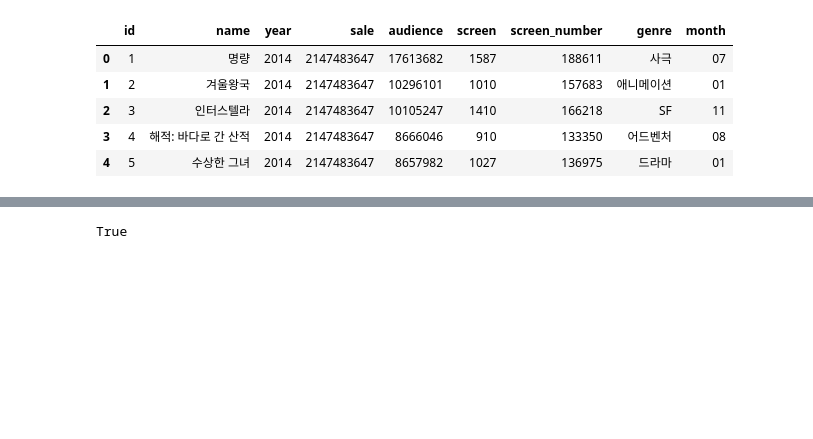
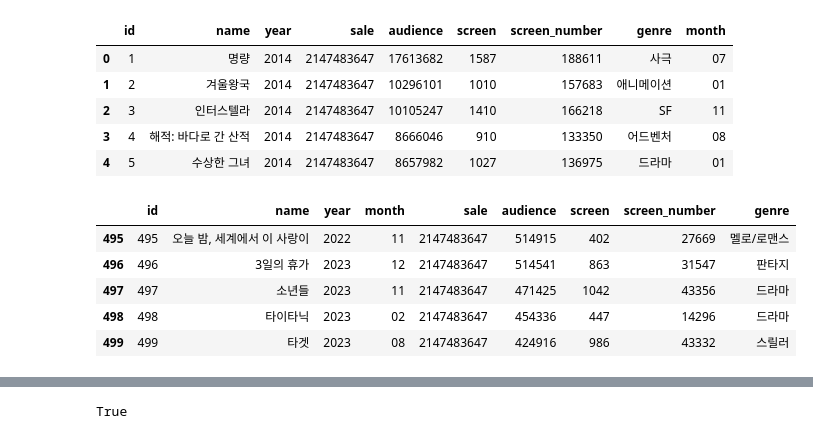
Before and after one commit to addinedu-ros-8th/eda-repo-1, a Jupyter notebook: src/movie_genre_correlation_check&&grouping.ipynb, the cells around one changed output, grey strips where cells are left out. Saved outputs shown, nothing was run; the diff lists cells and outputs as text; code cells hidden in the pictures; blank space fills up the shorter version.

```diff
--- a/src/movie_genre_correlation_check&&grouping.ipynb
+++ b/src/movie_genre_correlation_check&&grouping.ipynb
@@ -479,6 +509,15 @@ movie.head()
 | 2 | 3 | 인터스텔라 | 2014 | 2147483647 | 10105247 | 1410 | 166218 | SF | 11 |
 | 3 | 4 | 해적: 바다로 간 산적 | 2014 | 2147483647 | 8666046 | 910 | 133350 | 어드벤처 | 08 |
 | 4 | 5 | 수상한 그녀 | 2014 | 2147483647 | 8657982 | 1027 | 136975 | 드라마 | 01 |
+# %%
+movie.tail()
+# %% [output]
+|  | id | name | year | month | sale | audience | screen | screen_number | genre |
+| 495 | 495 | 오늘 밤, 세계에서 이 사랑이 | 2022 | 11 | 2147483647 | 514915 | 402 | 27669 | 멜로/로맨스 |
+| 496 | 496 | 3일의 휴가 | 2023 | 12 | 2147483647 | 514541 | 863 | 31547 | 판타지 |
+| 497 | 497 | 소년들 | 2023 | 11 | 2147483647 | 471425 | 1042 | 43356 | 드라마 |
+| 498 | 498 | 타이타닉 | 2023 | 02 | 2147483647 | 454336 | 447 | 14296 | 드라마 |
+| 499 | 499 | 타겟 | 2023 | 08 | 2147483647 | 424916 | 986 | 43332 | 스릴러 |
 # %%
 movie = movie[["id", "name", "year", "month", "sale", "audience", "screen", "screen_number", "genre"]]
 movie.head()
```
Also changed, not shown: parts of 5 cells of this notebook.
